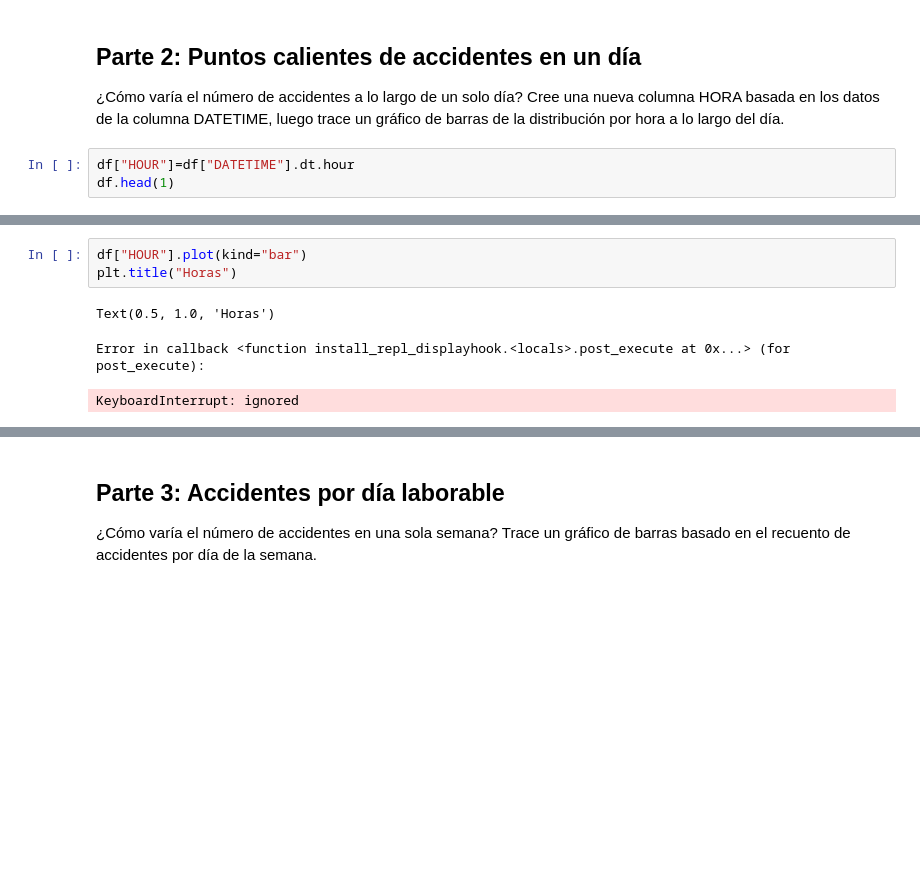
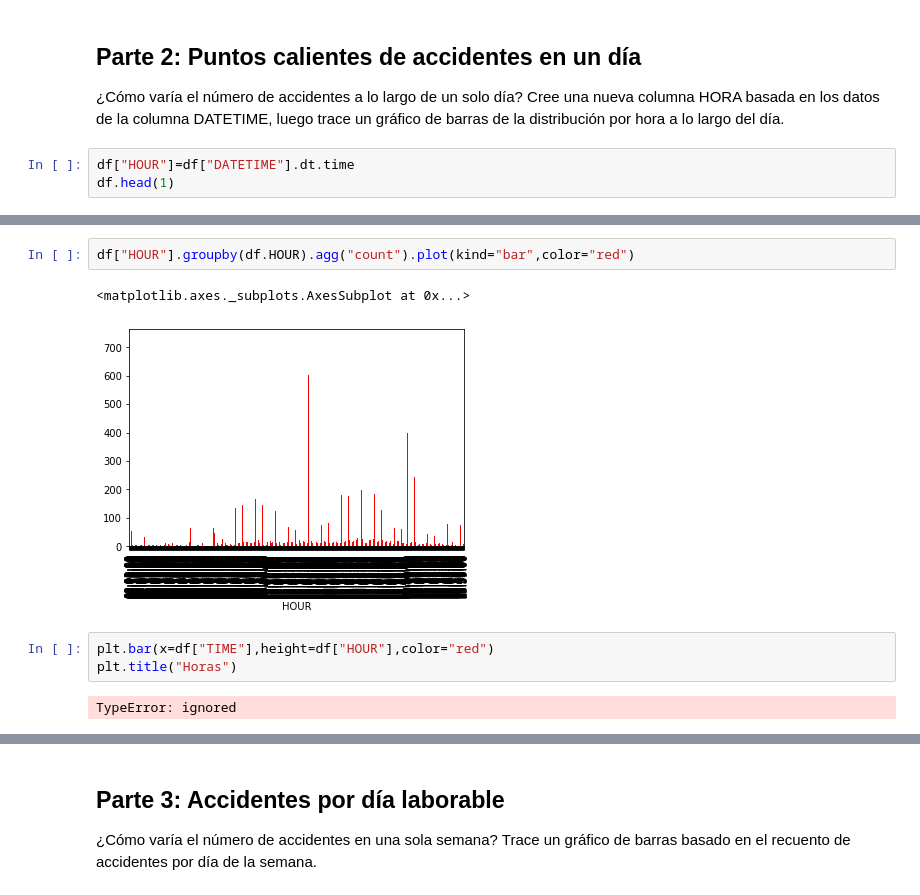
Before and after one commit to CarolinaGarcia19/Clase1, a Jupyter notebook: Taller_Semana_4.ipynb, the cells around one changed output, grey strips where cells are left out. Saved outputs shown, nothing was run; the diff lists cells and outputs as text; blank space fills up the shorter version.

```diff
--- a/Taller_Semana_4.ipynb
+++ b/Taller_Semana_4.ipynb
@@ -120,7 +120,7 @@ Text(0, 0.5, 'Numero de accidentes')
 
 ¿Cómo varía el número de accidentes a lo largo de un solo día? Cree una nueva columna HORA basada en los datos de la columna DATETIME, luego trace un gráfico de barras de la distribución por hora a lo largo del día.
 # %%
-df["HOUR"]=df["DATETIME"].dt.hour
+df["HOUR"]=df["DATETIME"].dt.time
 df.head(1)
 # %% [output]
 |  | DATE | TIME | BOROUGH | ZIP CODE | LATITUDE | LONGITUDE | ON STREET NAME | NUMBER OF PEDESTRIANS INJURED | ... |
@@ -128,7 +148,10 @@ df.head(1)
 # %%
-df["HOUR"].plot(kind="bar")
-plt.title("Horas")
+df["HOUR"].groupby(df.HOUR).agg("count").plot(kind="bar",color="red")
 # %% [output]
-Text(0.5, 1.0, 'Horas')
+<matplotlib.axes._subplots.AxesSubplot at 0x...>
-Error in callback <function install_repl_displayhook.<locals>.post_execute at 0x...> (for post_execute):
-KeyboardInterrupt: ignored
+[figure, added]
+# %%
+plt.bar(x=df["TIME"],height=df["HOUR"],color="red")
+plt.title("Horas")
+# %% [output]
+TypeError: ignored
```
Also changed, not shown: parts of 6 cells of this notebook.
